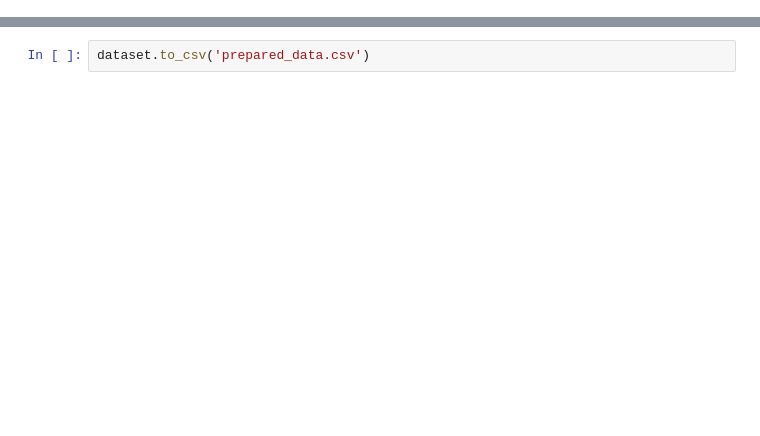
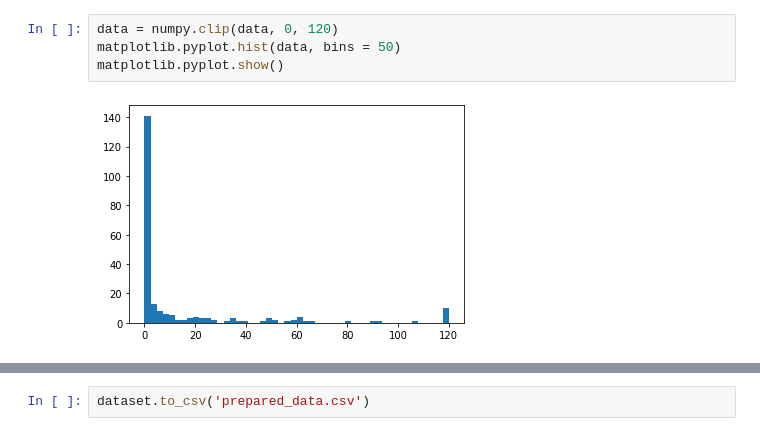
Before and after one commit to pompywka228/term_works_2020_1, a Jupyter notebook: Червинский Владислав ИСТ-18-1/data_preparation.ipynb, the cells around one changed output, grey strips where cells are left out. Saved outputs shown, nothing was run; the diff lists cells and outputs as text; blank space fills up the shorter version.

```diff
--- a/Червинский Владислав ИСТ-18-1/data_preparation.ipynb
+++ b/Червинский Владислав ИСТ-18-1/data_preparation.ipynb
@@ -121,0 +84,6 @@ print(dataset)
+# %%
+data = numpy.clip(data, 0, 120)
+matplotlib.pyplot.hist(data, bins = 50)
+matplotlib.pyplot.show()
+# %% [output]
+[figure, added]
```
Also changed, not shown: parts of 64 cells of this notebook, 1 other file.
